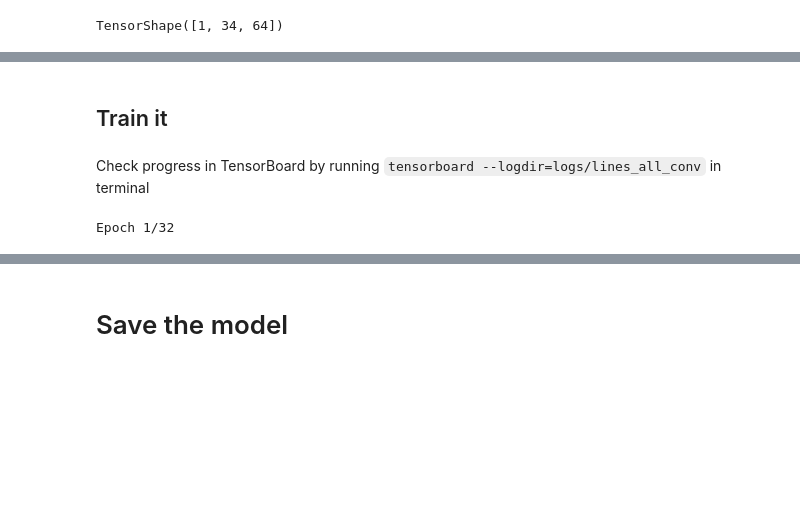
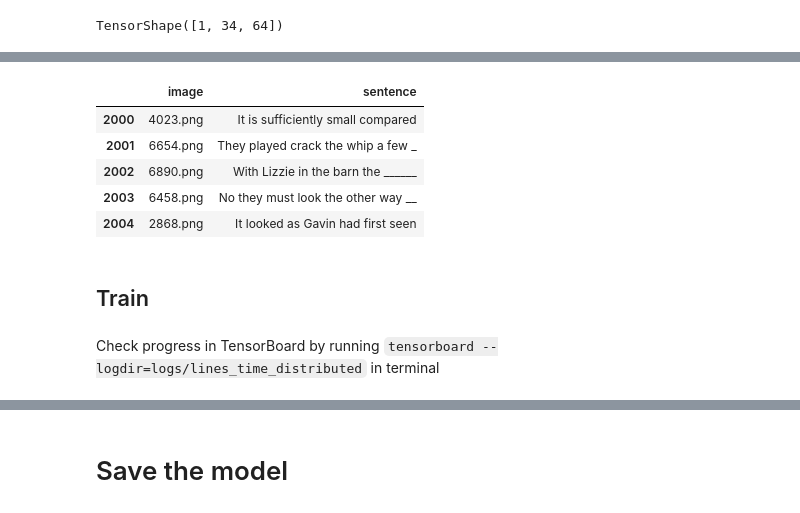
Before and after one commit to MostafaGazar/line-reader, a Jupyter notebook: notebooks/05-lines-all-conv-predictor.ipynb, the cells around one changed output, grey strips where cells are left out. Drawn from its saved outputs; the diff is of its cells as text; code cells hidden in the pictures; blank space fills up the shorter version.

```diff
--- a/notebooks/05-lines-all-conv-predictor.ipynb
+++ b/notebooks/05-lines-all-conv-predictor.ipynb
@@ -196,0 +228,9 @@ Whe e _  e  _e e_ste ee __________
+# %%
+train_df.head()
+# %% [output]
+|  | image | sentence |
+| 2000 | 4023.png | It is sufficiently small compared |
+| 2001 | 6654.png | They played crack the whip a few _ |
+| 2002 | 6890.png | With Lizzie in the barn the ______ |
+| 2003 | 6458.png | No they must look the other way __ |
+| 2004 | 2868.png | It looked as Gavin had first seen |
@@ -197,2 +266,2 @@ Whe e _  e  _e e_ste ee __________
 # %% [markdown]
-## Train it
+## Train
@@ -233,18 +268,2 @@ class LinesDataSequence(Sequence):
 # %% [markdown]
-Check progress in TensorBoard by running `tensorboard --logdir=logs/lines_all_conv` in terminal
+Check progress in TensorBoard by running `tensorboard --logdir=logs/lines_time_distributed` in terminal
-# %%
-callbacks = [
-    keras.callbacks.TensorBoard(log_dir='../logs/lines_all_conv')
-]
-
-model.compile(loss='categorical_crossentropy', optimizer=RMSprop(), metrics=['accuracy'])
-model.fit_generator(LinesDataSequence(batch_size),
-                    steps_per_epoch=len(df) // batch_size,
-                    epochs=epochs,
-                    callbacks=callbacks,
-                    use_multiprocessing=True,
-                    workers=2)
-#                     shuffle=True)
-#                     validation_data=)
-# %% [output]
-Epoch 1/32
```
Also changed, not shown: parts of 21 cells of this notebook, 12 other files.
